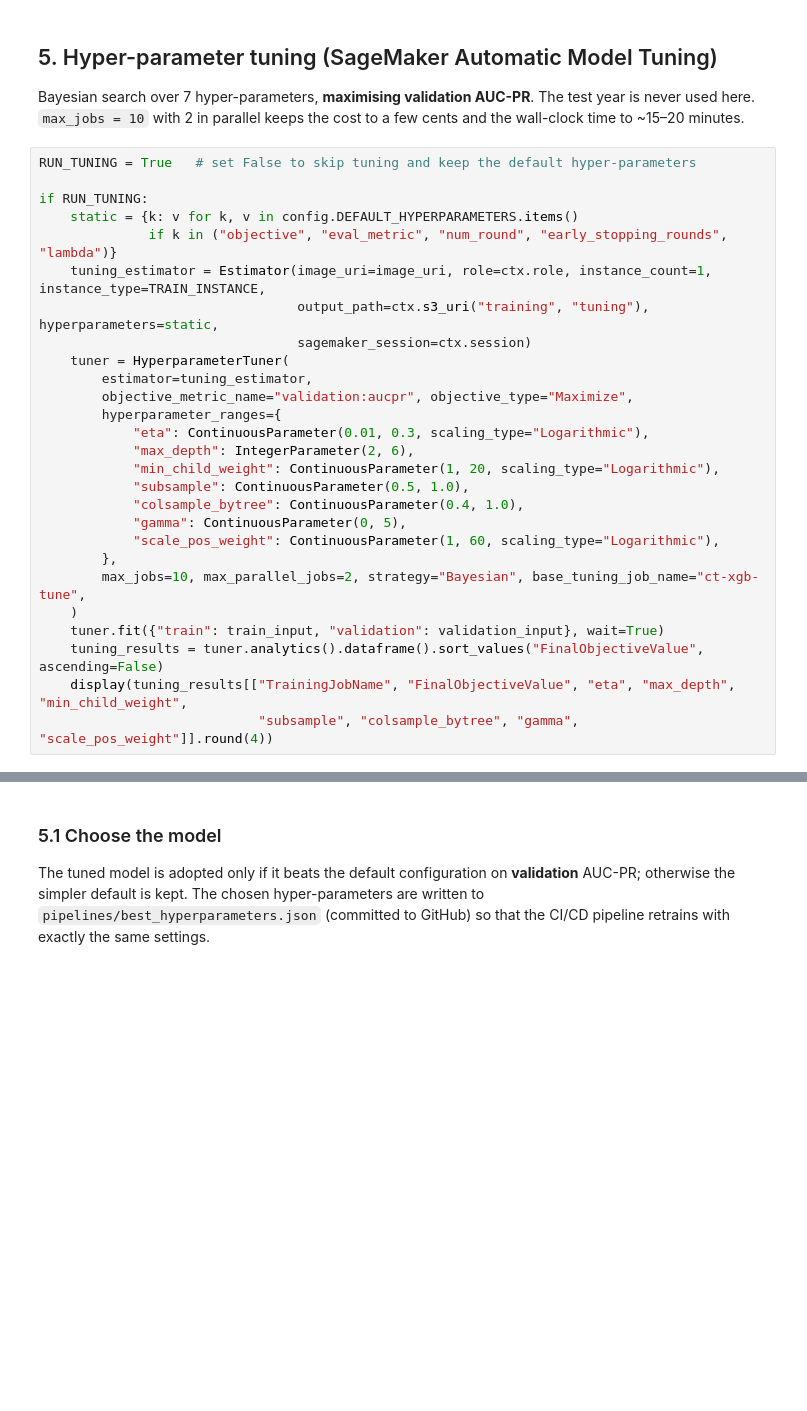
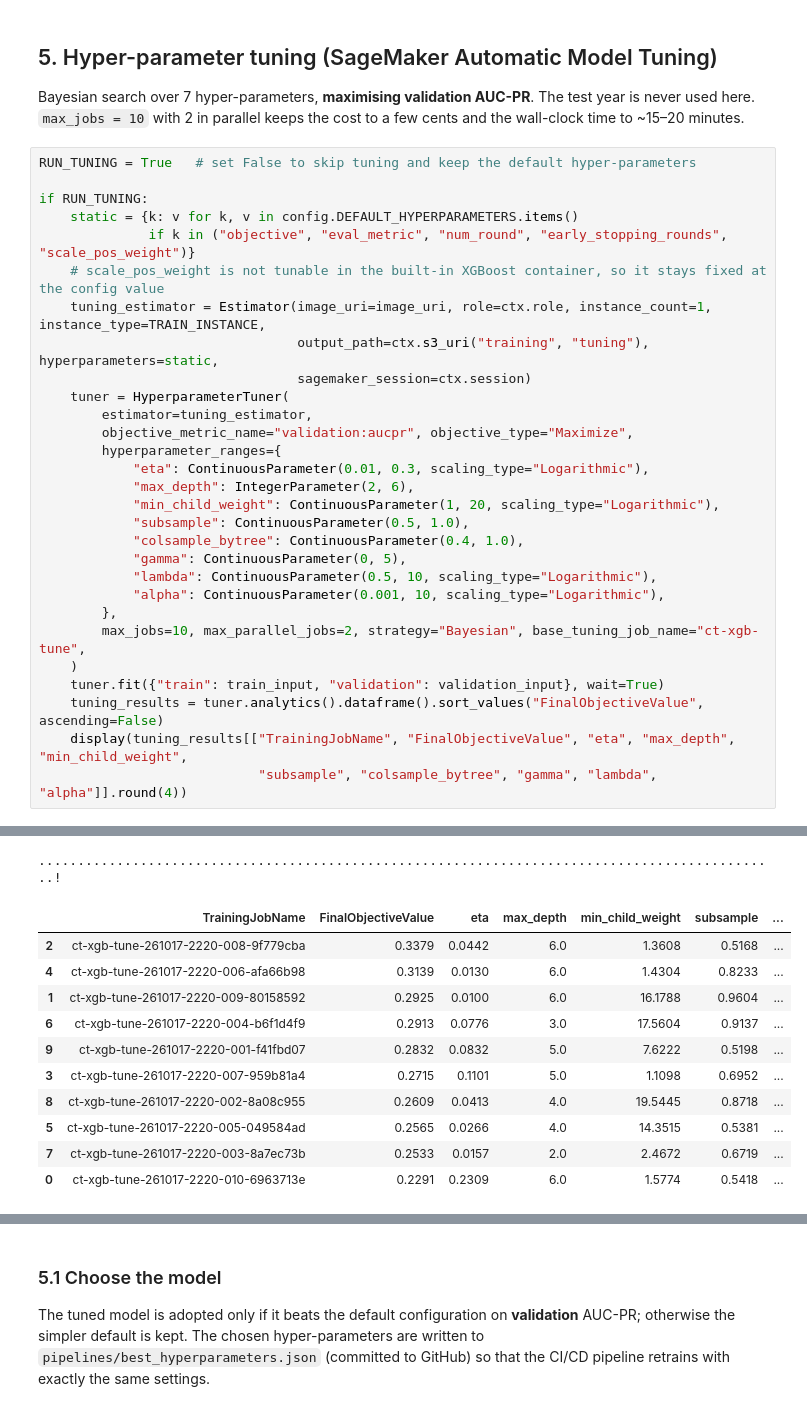
Before and after one commit to JagdishMane/AWS_CloudTrail_Suspicious_Activity_Classifier, a Jupyter notebook: notebooks/03_train_tune_evaluate.ipynb, the cells around one changed output, grey strips where cells are left out. Drawn from its saved outputs; the diff is of its cells as text; blank space fills up the shorter version.

Commit message:
Run notebook 03: SageMaker training, tuning and evaluation

```diff
--- a/notebooks/03_train_tune_evaluate.ipynb
+++ b/notebooks/03_train_tune_evaluate.ipynb
@@ -146,7 +176,8 @@ RUN_TUNING = True   # set False to skip tuning and keep the default hyper-parame
 
 if RUN_TUNING:
     static = {k: v for k, v in config.DEFAULT_HYPERPARAMETERS.items()
-              if k in ("objective", "eval_metric", "num_round", "early_stopping_rounds", "lambda")}
+              if k in ("objective", "eval_metric", "num_round", "early_stopping_rounds", "scale_pos_weight")}
+    # scale_pos_weight is not tunable in the built-in XGBoost container, so it stays fixed at the config value
     tuning_estimator = Estimator(image_uri=image_uri, role=ctx.role, instance_count=1, instance_type=TRAIN_INSTANCE,
                                  output_path=ctx.s3_uri("training", "tuning"), hyperparameters=static,
                                  sagemaker_session=ctx.session)
@@ -160,11 +191,13 @@ if RUN_TUNING:
             "subsample": ContinuousParameter(0.5, 1.0),
             "colsample_bytree": ContinuousParameter(0.4, 1.0),
             "gamma": ContinuousParameter(0, 5),
-            "scale_pos_weight": ContinuousParameter(1, 60, scaling_type="Logarithmic"),
+            "lambda": ContinuousParameter(0.5, 10, scaling_type="Logarithmic"),
+            "alpha": ContinuousParameter(0.001, 10, scaling_type="Logarithmic"),
         },
         max_jobs=10, max_parallel_jobs=2, strategy="Bayesian", base_tuning_job_name="ct-xgb-tune",
     )
     tuner.fit({"train": train_input, "validation": validation_input}, wait=True)
     tuning_results = tuner.analytics().dataframe().sort_values("FinalObjectiveValue", ascending=False)
     display(tuning_results[["TrainingJobName", "FinalObjectiveValue", "eta", "max_depth", "min_child_weight",
-                            "subsample", "colsample_bytree", "gamma", "scale_pos_weight"]].round(4))
+                            "subsample", "colsample_bytree", "gamma", "lambda", "alpha"]].round(4))
+# %% [output]
@@ -171,3 +206,15 @@ if RUN_TUNING:
+...............................................................................................!
+|  | TrainingJobName | FinalObjectiveValue | eta | max_depth | min_child_weight | subsample | ... |
+| 2 | ct-xgb-tune-261017-2220-008-9f779cba | 0.3379 | 0.0442 | 6.0 | 1.3608 | 0.5168 | ... |
+| 4 | ct-xgb-tune-261017-2220-006-afa66b98 | 0.3139 | 0.0130 | 6.0 | 1.4304 | 0.8233 | ... |
+| 1 | ct-xgb-tune-261017-2220-009-80158592 | 0.2925 | 0.0100 | 6.0 | 16.1788 | 0.9604 | ... |
+| 6 | ct-xgb-tune-261017-2220-004-b6f1d4f9 | 0.2913 | 0.0776 | 3.0 | 17.5604 | 0.9137 | ... |
+| 9 | ct-xgb-tune-261017-2220-001-f41fbd07 | 0.2832 | 0.0832 | 5.0 | 7.6222 | 0.5198 | ... |
+| 3 | ct-xgb-tune-261017-2220-007-959b81a4 | 0.2715 | 0.1101 | 5.0 | 1.1098 | 0.6952 | ... |
+| 8 | ct-xgb-tune-261017-2220-002-8a08c955 | 0.2609 | 0.0413 | 4.0 | 19.5445 | 0.8718 | ... |
+| 5 | ct-xgb-tune-261017-2220-005-049584ad | 0.2565 | 0.0266 | 4.0 | 14.3515 | 0.5381 | ... |
+| 7 | ct-xgb-tune-261017-2220-003-8a7ec73b | 0.2533 | 0.0157 | 2.0 | 2.4672 | 0.6719 | ... |
+| 0 | ct-xgb-tune-261017-2220-010-6963713e | 0.2291 | 0.2309 | 6.0 | 1.5774 | 0.5418 | ... |
 # %%
 if RUN_TUNING:
     ordered = tuning_results.sort_values("TrainingStartTime")
```
Also changed, not shown: parts of 19 cells of this notebook, 3 other files.
